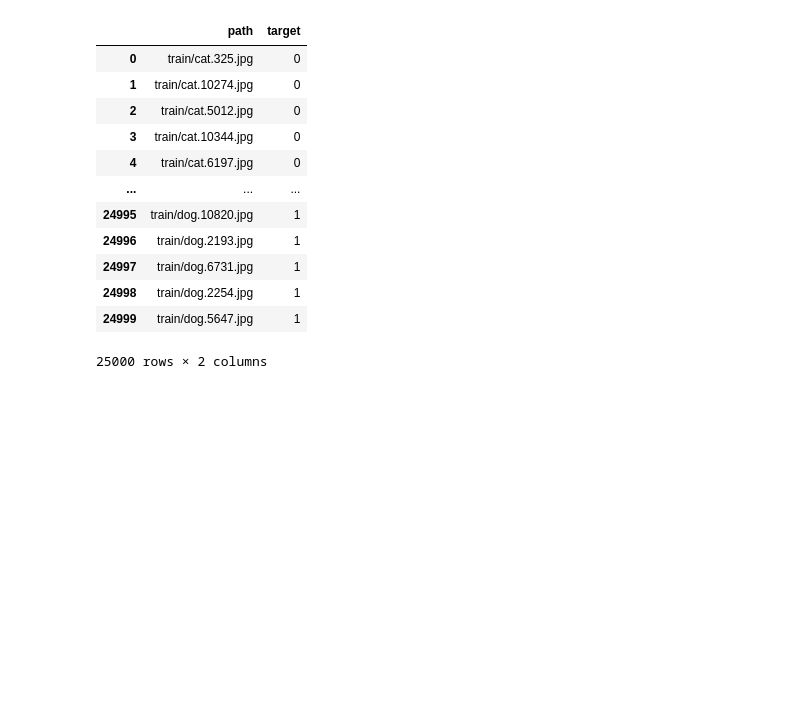
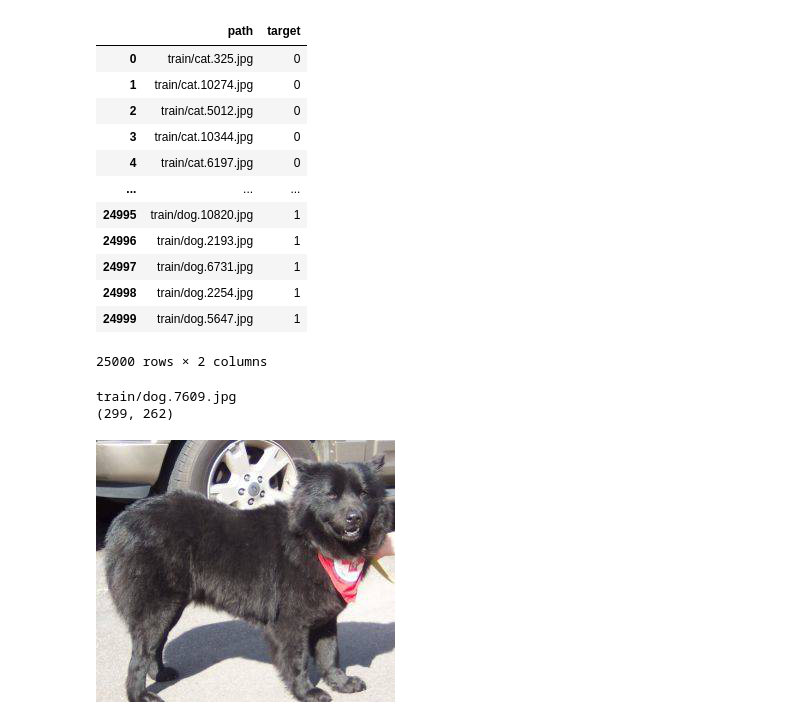
Before and after one commit to Yi-Wei-Lin/Tibame_ML_20210602, a Jupyter notebook: DL_TL_dogs_cats.ipynb, the cells around one changed output. Saved outputs shown, nothing was run; the diff lists cells and outputs as text; code cells hidden in the pictures; blank space fills up the shorter version.

```diff
--- a/DL_TL_dogs_cats.ipynb
+++ b/DL_TL_dogs_cats.ipynb
@@ -94,3 +94,15 @@ df
 | 24998 | train/dog.2254.jpg | 1 |
 | 24999 | train/dog.5647.jpg | 1 |
 25000 rows × 2 columns
+# %%
+from keras.preprocessing.image import load_img
+import random
+c = random.randint(0, 24999)
+print(df["path"][c])
+img = load_img(df["path"][c])
+print(img.size)
+img
+# %% [output]
+train/dog.7609.jpg
+(299, 262)
+[figure, added]
```
Also changed, not shown: parts of 2 cells of this notebook.
